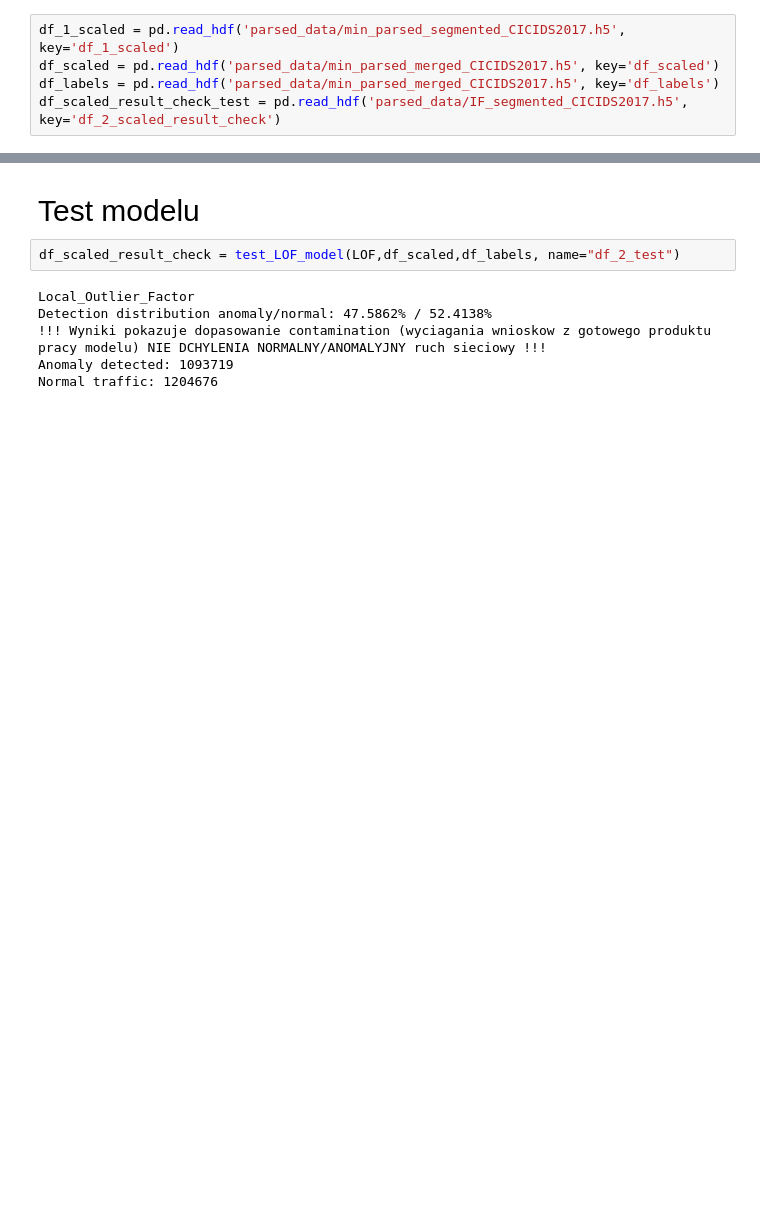
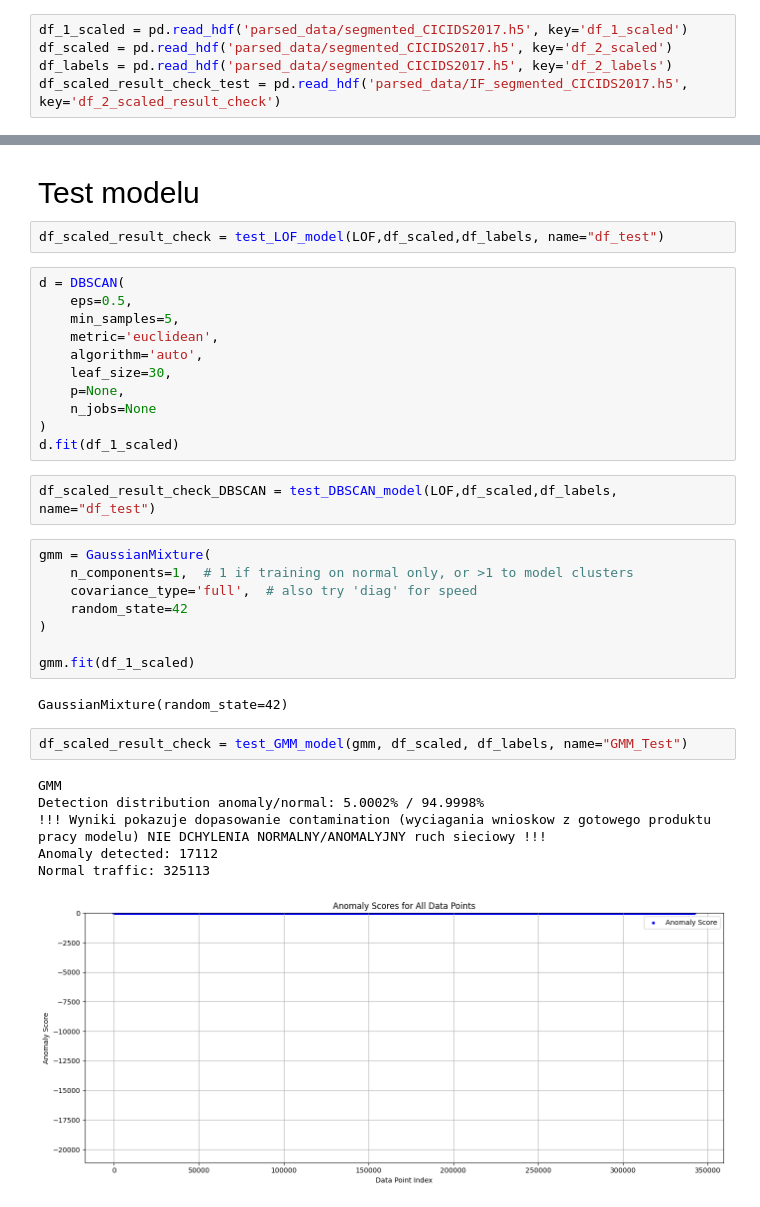
Before and after one commit to m-icha-l/Anomaly_detection_ML, a Jupyter notebook: Anomaly_detect_LOF.ipynb, the cells around one changed output, grey strips where cells are left out. Drawn from its saved outputs; the diff is of its cells as text; blank space fills up the shorter version.

Commit message:
Troubles_with_other_models

```diff
--- a/Anomaly_detect_LOF.ipynb
+++ b/Anomaly_detect_LOF.ipynb
@@ -15,9 +17,9 @@ Local_Outlier_Factor
     <div>Impot danych z wcześniejszego parsowania w Anomaly_detect_ML</div>
 </div>
 # %%
-df_1_scaled = pd.read_hdf('parsed_data/min_parsed_segmented_CICIDS2017.h5', key='df_1_scaled')
-df_scaled = pd.read_hdf('parsed_data/min_parsed_merged_CICIDS2017.h5', key='df_scaled')
-df_labels = pd.read_hdf('parsed_data/min_parsed_merged_CICIDS2017.h5', key='df_labels')
+df_1_scaled = pd.read_hdf('parsed_data/segmented_CICIDS2017.h5', key='df_1_scaled')
+df_scaled = pd.read_hdf('parsed_data/segmented_CICIDS2017.h5', key='df_2_scaled')
+df_labels = pd.read_hdf('parsed_data/segmented_CICIDS2017.h5', key='df_2_labels')
 df_scaled_result_check_test = pd.read_hdf('parsed_data/IF_segmented_CICIDS2017.h5', key='df_2_scaled_result_check')
 # %% [markdown]
 <div style="margin-left: 38px; font-size: 30px; font-family: 'Segoe UI', Tahoma, Geneva, Verdana, sans-serif; margin-top: 20px; line-height: 1.6;">
@@ -43,10 +43,36 @@ LocalOutlierFactor(n_neighbors=5, novelty=True)
     <div>Test modelu</div>
 </div>
 # %%
-df_scaled_result_check = test_LOF_model(LOF,df_scaled,df_labels, name="df_2_test")
+df_scaled_result_check = test_LOF_model(LOF,df_scaled,df_labels, name="df_test")
-# %% [output]
-Local_Outlier_Factor
-Detection distribution anomaly/normal: 47.5862% / 52.4138%
-!!! Wyniki pokazuje dopasowanie contamination (wyciagania wnioskow z gotowego produktu pracy modelu) NIE DCHYLENIA NORMALNY/ANOMALYJNY ruch sieciowy !!!
-Anomaly detected: 1093719
-Normal traffic: 1204676
+# %%
+d = DBSCAN(
+    eps=0.5,
+    min_samples=5,
+    metric='euclidean',
+    algorithm='auto',
+    leaf_size=30,
+    p=None,
+    n_jobs=None
+)
+d.fit(df_1_scaled)
+# %%
+df_scaled_result_check_DBSCAN = test_DBSCAN_model(LOF,df_scaled,df_labels, name="df_test")
+# %%
+gmm = GaussianMixture(
+    n_components=1,  # 1 if training on normal only, or >1 to model clusters
+    covariance_type='full',  # also try 'diag' for speed
+    random_state=42
+)
+
+gmm.fit(df_1_scaled)
+# %% [output]
+GaussianMixture(random_state=42)
+# %%
+df_scaled_result_check = test_GMM_model(gmm, df_scaled, df_labels, name="GMM_Test")
+# %% [output]
+GMM
+Detection distribution anomaly/normal: 5.0002% / 94.9998%
+!!! Wyniki pokazuje dopasowanie contamination (wyciagania wnioskow z gotowego produktu pracy modelu) NIE DCHYLENIA NORMALNY/ANOMALYJNY ruch sieciowy !!!
+Anomaly detected: 17112
+Normal traffic: 325113
+[figure, added]
```
Also changed, not shown: parts of 4 cells of this notebook, 5 other files.
